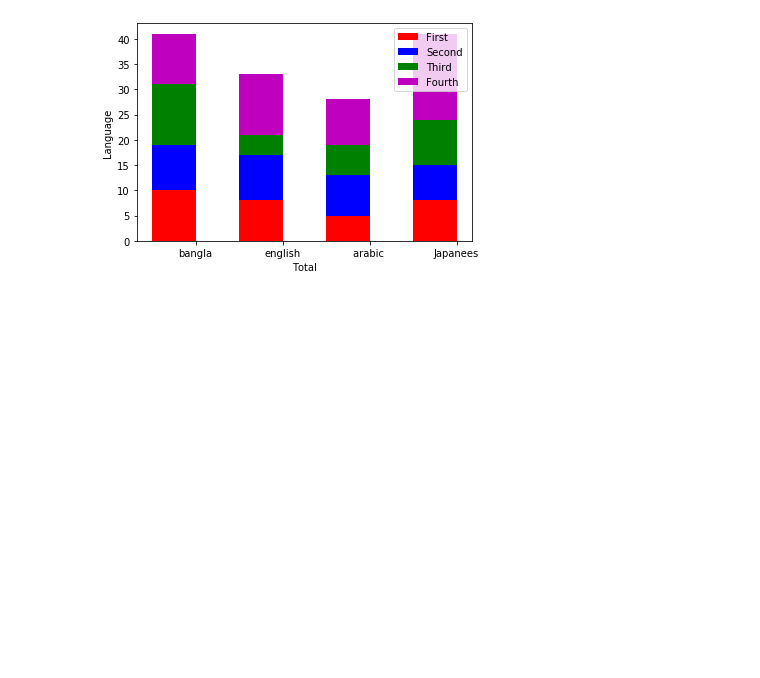
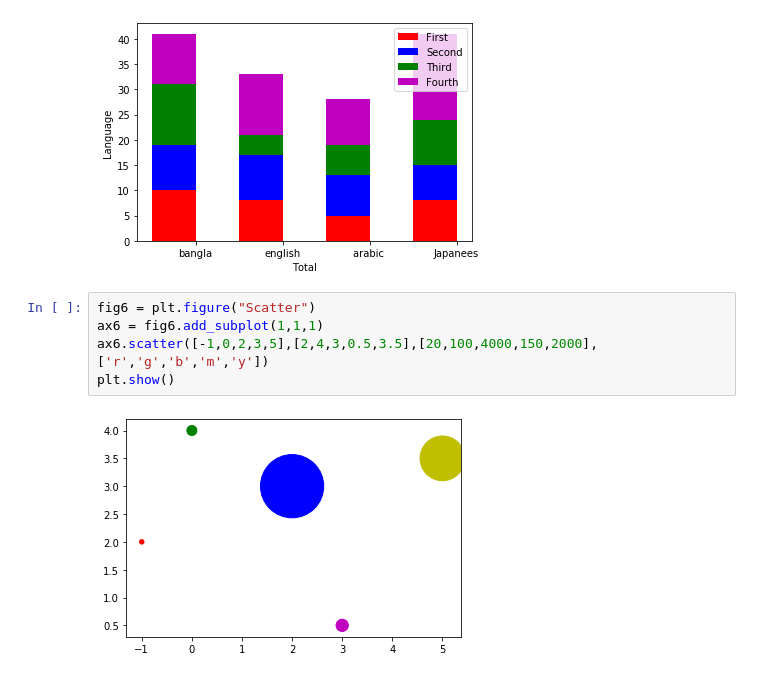
Before and after one commit to ArafatSabbir/Python-Beginner-to-Advance, a Jupyter notebook: Data visualization in python 3.ipynb, the cells around one changed output. Saved outputs shown, nothing was run; the diff lists cells and outputs as text; blank space fills up the shorter version.

Commit message:
Skatter plot in python 3

```diff
--- a/Data visualization in python 3.ipynb
+++ b/Data visualization in python 3.ipynb
@@ -93,3 +93,10 @@ plt.legend(loc = 'upper right')
 plt.show()
 # %% [output]
 [figure]
+# %%
+fig6 = plt.figure("Scatter")
+ax6 = fig6.add_subplot(1,1,1)
+ax6.scatter([-1,0,2,3,5],[2,4,3,0.5,3.5],[20,100,4000,150,2000],['r','g','b','m','y'])
+plt.show()
+# %% [output]
+[figure, added]
```
